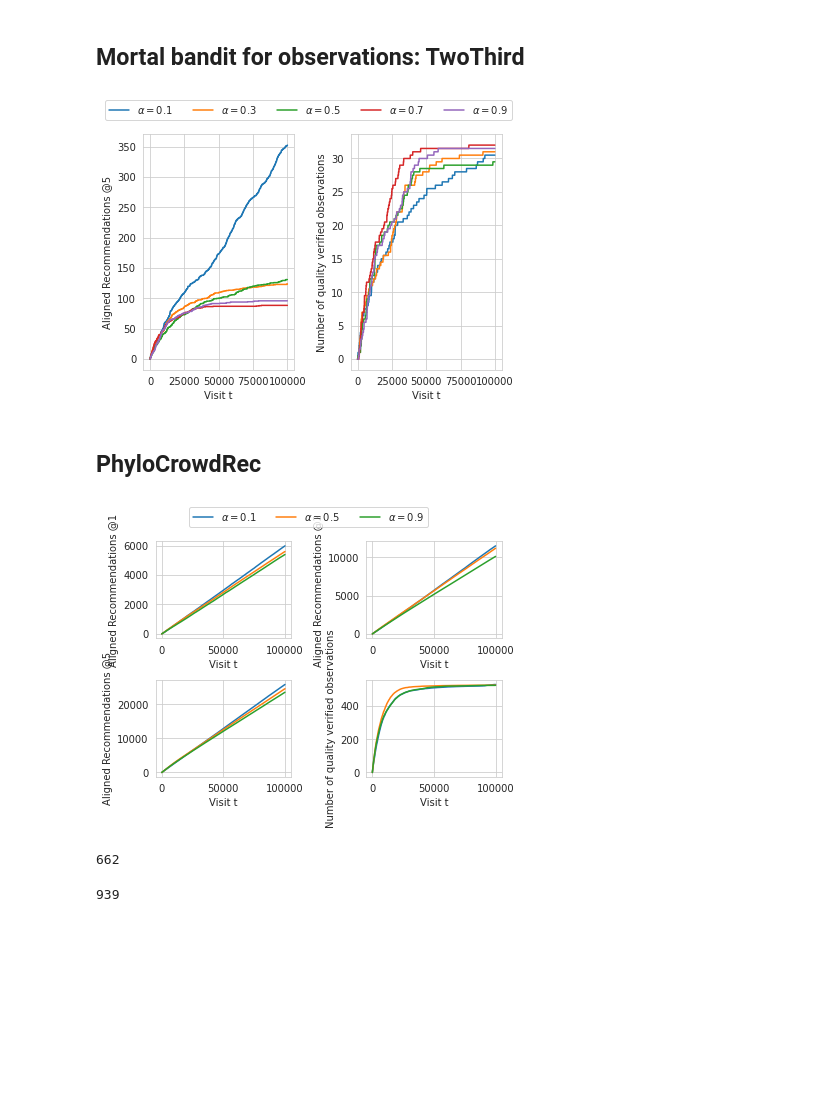
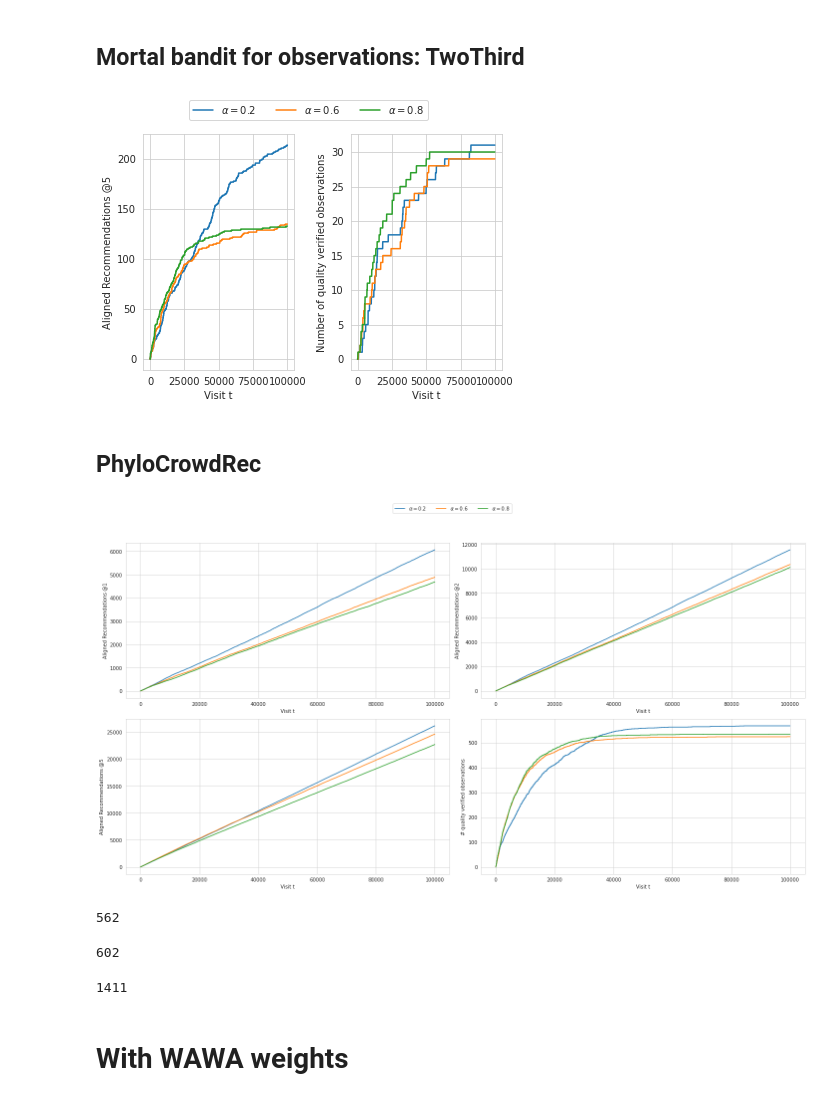
Before and after one commit to tanglef/recsys_genus, a Jupyter notebook: movielens_mab2rec_online.ipynb, the cells around one changed output. Saved outputs shown, nothing was run; the diff lists cells and outputs as text; code cells hidden in the pictures; blank space fills up the shorter version.

```diff
--- a/movielens_mab2rec_online.ipynb
+++ b/movielens_mab2rec_online.ipynb
@@ -204,11 +204,12 @@ def ctr_simulator_mortal(df, T, K_arms, d, alpha, verbose=False):
 # %%
 K_arms = full_data["item_id"].max() + 1
 d = user_df.loc[1].values.shape[0]
+rr1, rr2 = [], []
 fig, axs = plt.subplots(1, 2)
-for alpha in tqdm([0.1, 0.5, 0.9]):
+for alpha in tqdm([0.2, 0.6, 0.8]):
     all_res_mortal = []
     all_quality = []
-    for rep in range(10):
+    for rep in range(1):
         aligned_steps, quality, votes, _ = ctr_simulator_mortal(
             full_data, 100000, K_arms, d, alpha
         )
@@ -216,6 +217,8 @@ for alpha in tqdm([0.1, 0.5, 0.9]):
         all_quality.append(quality)
     axs[0].plot(np.mean(all_res_mortal, axis=0), label=rf"$\alpha=${alpha}")
     axs[1].plot(np.mean(all_quality, axis=0), label=rf"$\alpha=${alpha}")
+    rr1.append(all_res_mortal)
+    rr2.append(all_quality)
 plt.legend()
 axs[0].set_xlabel("Visit t")
 axs[1].set_xlabel("Visit t")
@@ -229,4 +232,4 @@ plt.tight_layout()
 plt.savefig("./outputs/online_mortal.pdf", bbox_inches="tight")
 plt.show()
 # %% [output]
-[figure, old version]
+[figure, new version]
@@ -300,45 +306,52 @@ def ctr_simulator_phylocrowd(df_genre, df_votes, T, K_arms, d, alpha, verbose=Fa
 # %%
 K_arms = by_genre_df["item_id"].nunique() + 1
 T = 100000
+d = user_df.loc[1].values.shape[0]
 
-fig, axs = plt.subplots(2, 2)
-for alpha in tqdm([0.1, 0.5, 0.9]):
+fig, axs = plt.subplots(2, 2, figsize=(20, 10))
+for alpha in tqdm([0.2, 0.6, 0.8]):
     all_res_genre_1, all_res_genre_2, all_res_genre_5 = [], [], []
     all_quality_genre = []
-    for rep in range(10):
+    for rep in range(2):
         aligned_steps, quality, votes, _ = ctr_simulator_phylocrowd(
             by_genre_df, full_data, T, K_arms, d, alpha, verbose=False
         )
         all_res_genre_1.append(aligned_steps[0])
         all_res_genre_2.append(aligned_steps[1])
         all_res_genre_5.append(aligned_steps[2])
         all_quality_genre.append(quality)
     axs[0, 0].plot(np.mean(all_res_genre_1, axis=0), label=rf"$\alpha=${alpha}")
     axs[0, 1].plot(np.mean(all_res_genre_2, axis=0), label=rf"$\alpha=${alpha}")
     axs[1, 0].plot(np.mean(all_res_genre_5, axis=0), label=rf"$\alpha=${alpha}")
     axs[1, 1].plot(np.mean(all_quality_genre, axis=0), label=rf"$\alpha=${alpha}")
 plt.legend()
 axs[0, 0].set_xlabel("Visit t")
 axs[1, 0].set_xlabel("Visit t")
 axs[0, 1].set_xlabel("Visit t")
 axs[1, 1].set_xlabel("Visit t")
 axs[0, 0].set_ylabel("Aligned Recommendations @1")
 axs[0, 1].set_ylabel("Aligned Recommendations @2")
 axs[1, 0].set_ylabel("Aligned Recommendations @5")
-axs[1, 1].set_ylabel("Number of quality verified observations")
+axs[1, 1].set_ylabel("# quality verified observations")
 handles, labels = axs[0, 0].get_legend_handles_labels()
 axs[1, 1].get_legend().remove()
 fig.legend(handles, labels, ncol=3, loc="upper center", bbox_to_anchor=(0.5, 1.1))
 plt.tight_layout()
 plt.savefig("./outputs/online_genre.pdf", bbox_inches="tight")
 plt.show()
 # %% [output]
-[figure, old version]
+[figure, new version]
+# %%
+all_quality_genre[0][-1]
+# %% [output]
+562
 # %%
 len(np.where(votes > 0)[0])
 # %% [output]
-662
+602
 # %%
 full_data["item_id"].nunique()
 # %% [output]
-939
+1411
+# %% [markdown]
+# With WAWA weights
```
Also changed, not shown: parts of 2 cells of this notebook, 2 other files.
